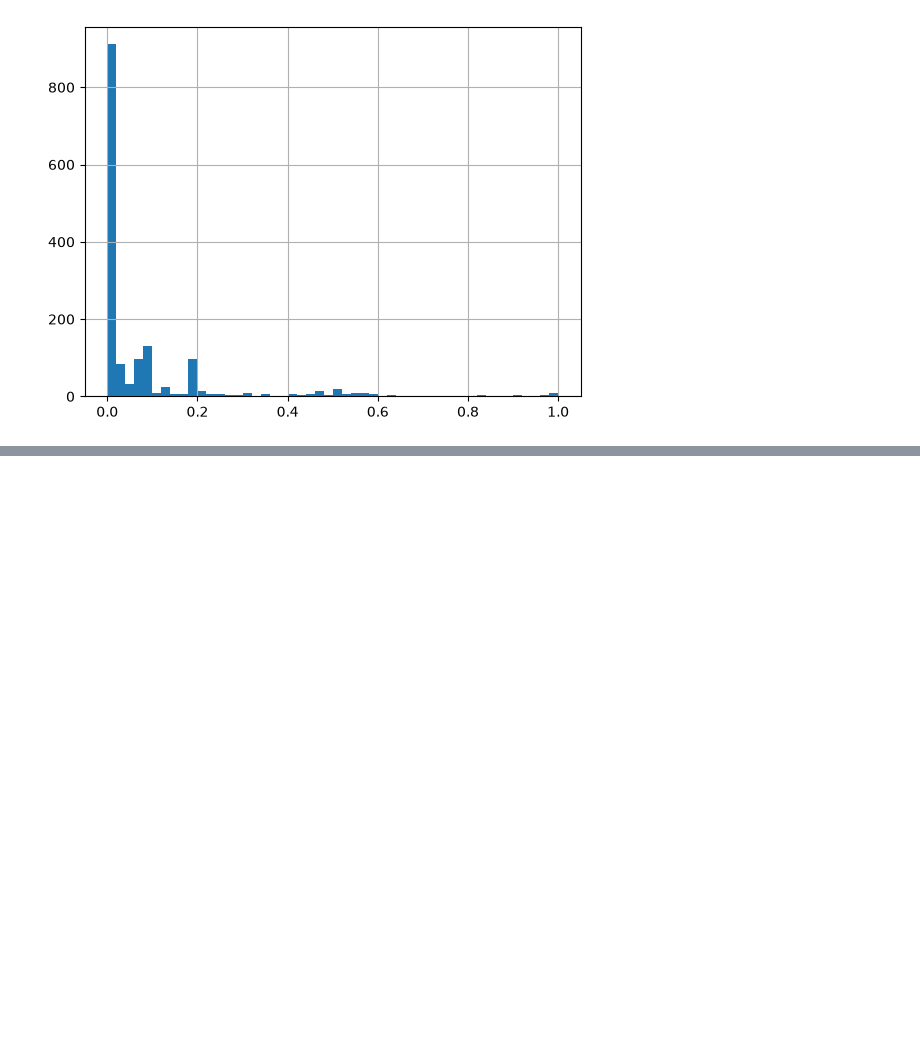
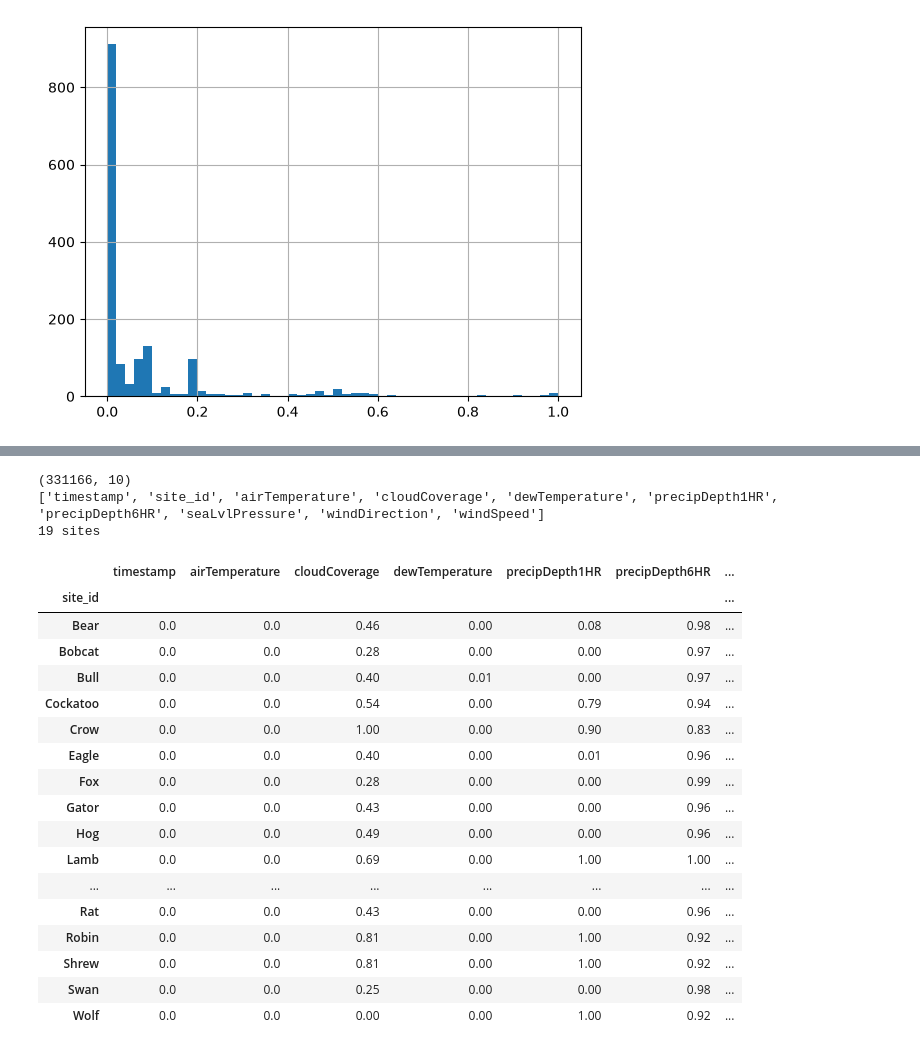
Before and after one commit to sevilkhojasteh/building-energy-trust, a Jupyter notebook: notebooks/01_explore.ipynb, the cells around one changed output, grey strips where cells are left out. Saved outputs shown, nothing was run; the diff lists cells and outputs as text; code cells hidden in the pictures; blank space fills up the shorter version.

```diff
--- a/notebooks/01_explore.ipynb
+++ b/notebooks/01_explore.ipynb
@@ -273,0 +398,28 @@ KeyError: '<one Panther building>'
+# %%
+weather = pd.read_csv("../data/raw/weather.csv", parse_dates=["timestamp"])
+print(weather.shape)
+print(weather.columns.tolist())
+print(weather["site_id"].nunique(), "sites")
+weather.groupby("site_id").apply(lambda g: g.isna().mean()).round(2)
+# %% [output]
+(331166, 10)
+['timestamp', 'site_id', 'airTemperature', 'cloudCoverage', 'dewTemperature', 'precipDepth1HR', 'precipDepth6HR', 'seaLvlPressure', 'windDirection', 'windSpeed']
+19 sites
+|  | timestamp | airTemperature | cloudCoverage | dewTemperature | precipDepth1HR | precipDepth6HR | ... |
+| site_id |  |  |  |  |  |  | ... |
+| Bear | 0.0 | 0.0 | 0.46 | 0.00 | 0.08 | 0.98 | ... |
+| Bobcat | 0.0 | 0.0 | 0.28 | 0.00 | 0.00 | 0.97 | ... |
+| Bull | 0.0 | 0.0 | 0.40 | 0.01 | 0.00 | 0.97 | ... |
+| Cockatoo | 0.0 | 0.0 | 0.54 | 0.00 | 0.79 | 0.94 | ... |
+| Crow | 0.0 | 0.0 | 1.00 | 0.00 | 0.90 | 0.83 | ... |
+| Eagle | 0.0 | 0.0 | 0.40 | 0.00 | 0.01 | 0.96 | ... |
+| Fox | 0.0 | 0.0 | 0.28 | 0.00 | 0.00 | 0.99 | ... |
+| Gator | 0.0 | 0.0 | 0.43 | 0.00 | 0.00 | 0.96 | ... |
+| Hog | 0.0 | 0.0 | 0.49 | 0.00 | 0.00 | 0.96 | ... |
+| Lamb | 0.0 | 0.0 | 0.69 | 0.00 | 1.00 | 1.00 | ... |
+| ... | ... | ... | ... | ... | ... | ... | ... |
+| Rat | 0.0 | 0.0 | 0.43 | 0.00 | 0.00 | 0.96 | ... |
+| Robin | 0.0 | 0.0 | 0.81 | 0.00 | 1.00 | 0.92 | ... |
+| Shrew | 0.0 | 0.0 | 0.81 | 0.00 | 1.00 | 0.92 | ... |
+| Swan | 0.0 | 0.0 | 0.25 | 0.00 | 0.00 | 0.98 | ... |
+| Wolf | 0.0 | 0.0 | 0.00 | 0.00 | 1.00 | 0.92 | ... |
```
Also changed, not shown: parts of 9 cells of this notebook, 1 other file.
